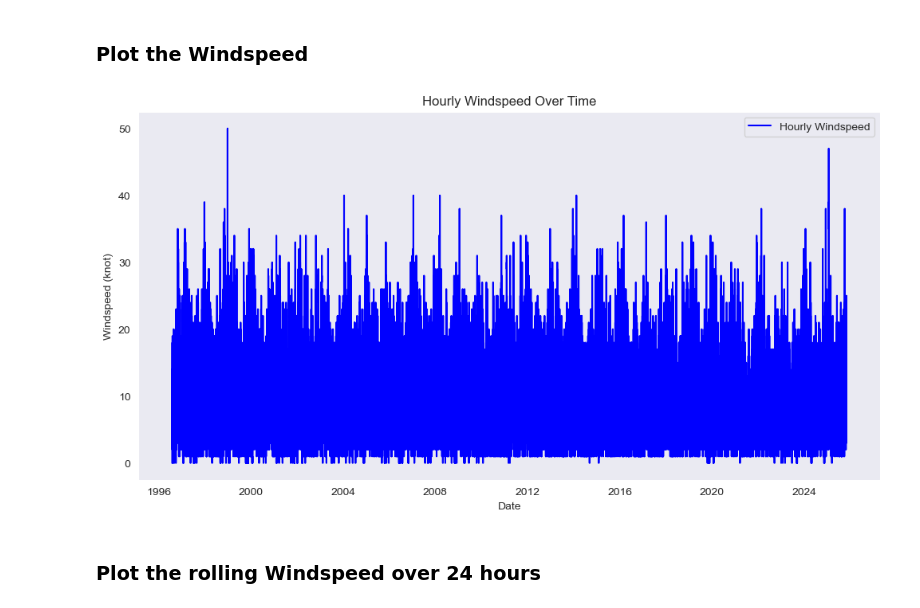
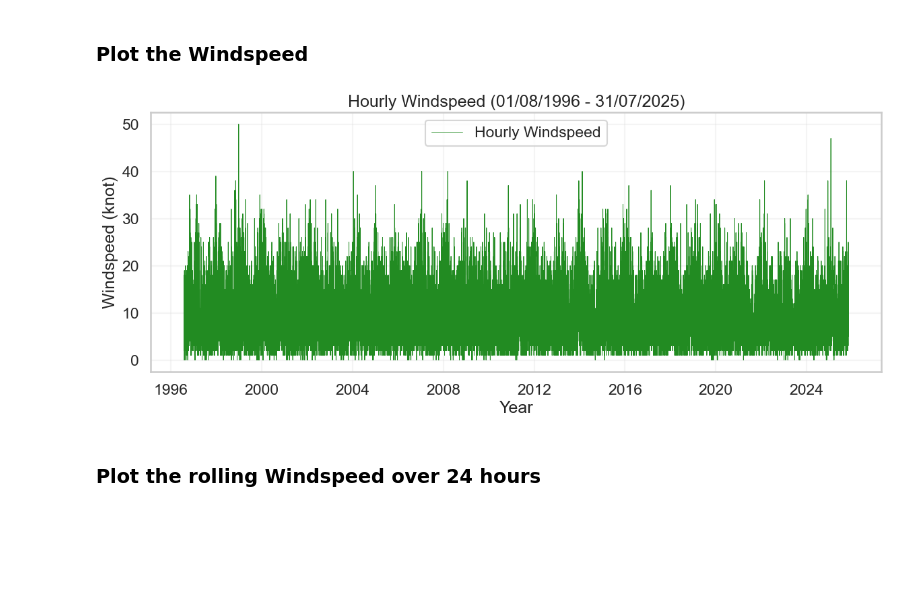
Before and after one commit to AnnaLozenko/PFDA_assignments, a Jupyter notebook: assignment_6_Weather.ipynb, the cells around one changed output. Saved outputs shown, nothing was run; the diff lists cells and outputs as text; code cells hidden in the pictures; blank space fills up the shorter version.

```diff
--- a/assignment_6_Weather.ipynb
+++ b/assignment_6_Weather.ipynb
@@ -26,3 +33,0 @@ import seaborn as sns
-# %%
-df = pd.read_csv("weather_data.csv", skiprows = 23, low_memory=False)
-df.head()
@@ -99,5 +96,5 @@ dtype: object
 # %%
 #convert the 'date' column to datetime format
-df['date'] = pd.to_datetime(df['date'], format="%d/%m/%Y %H:%M")
-print(df.dtypes)
+df['date'] = pd.to_datetime(df['date'], format="%d-%b-%Y %H:%M")
+print(df['date'].dtypes)
 # %% [output]
@@ -121,7 +102,6 @@ dtype: object
 # %%
 #set the date column as the index
 df.set_index('date', inplace=True)
-df.index = pd.to_datetime(df.index, format = "%d%m%Y %H:%M")
 df.head()
 # %% [output]
 |  | ind | rain | ind.1 | temp | ind.2 | wetb | dewpt | vappr | rhum | msl | ind.3 | ... |
@@ -154,5 +134,7 @@ df.head(10)
 ## Temperature Analysis
 # %% [markdown]
 ### Plot the Temperature
+# %%
+sns.set_theme(style="whitegrid", context="talk")
 # %%
 #plot the temperature data for the entire period (1996-2025)
@@ -330,16 +269,16 @@ print(df['wdsp'].isna().sum())
 ### Plot the Windspeed
 # %%
 # plot the windspeed data for the entire period (01/08/1996 - 31/07/2025)
-plt.figure(figsize=(12,6))
-plt.plot(df.index, df['wdsp'], color='blue', label='Hourly Windspeed')
-plt.title('Hourly Windspeed Over Time')
-plt.xlabel('Date')
+plt.figure(figsize=(14,5))
+plt.plot(df.index, df['wdsp'], color='forestgreen',  linewidth=0.7, label='Hourly Windspeed')
+plt.title('Hourly Windspeed (01/08/1996 - 31/07/2025)')
+plt.xlabel('Year')
 plt.ylabel('Windspeed (knot)')
 plt.legend()
-plt.grid()
+plt.grid(True, alpha = 0.2)
 plt.show()
 # %% [output]
-[figure, old version]
+[figure, new version]
 # %% [markdown]
 ### Plot the rolling Windspeed over 24 hours
 # %%
```
Also changed, not shown: parts of 28 cells of this notebook.
